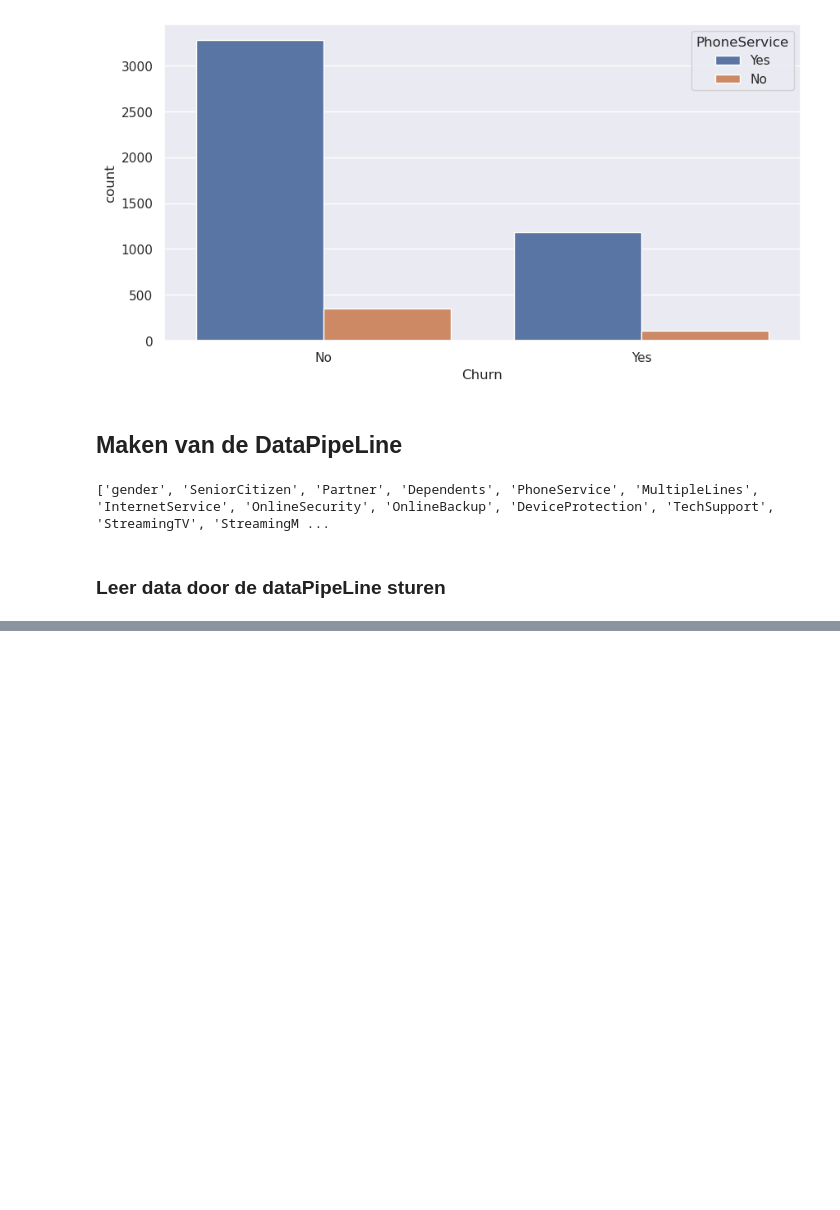
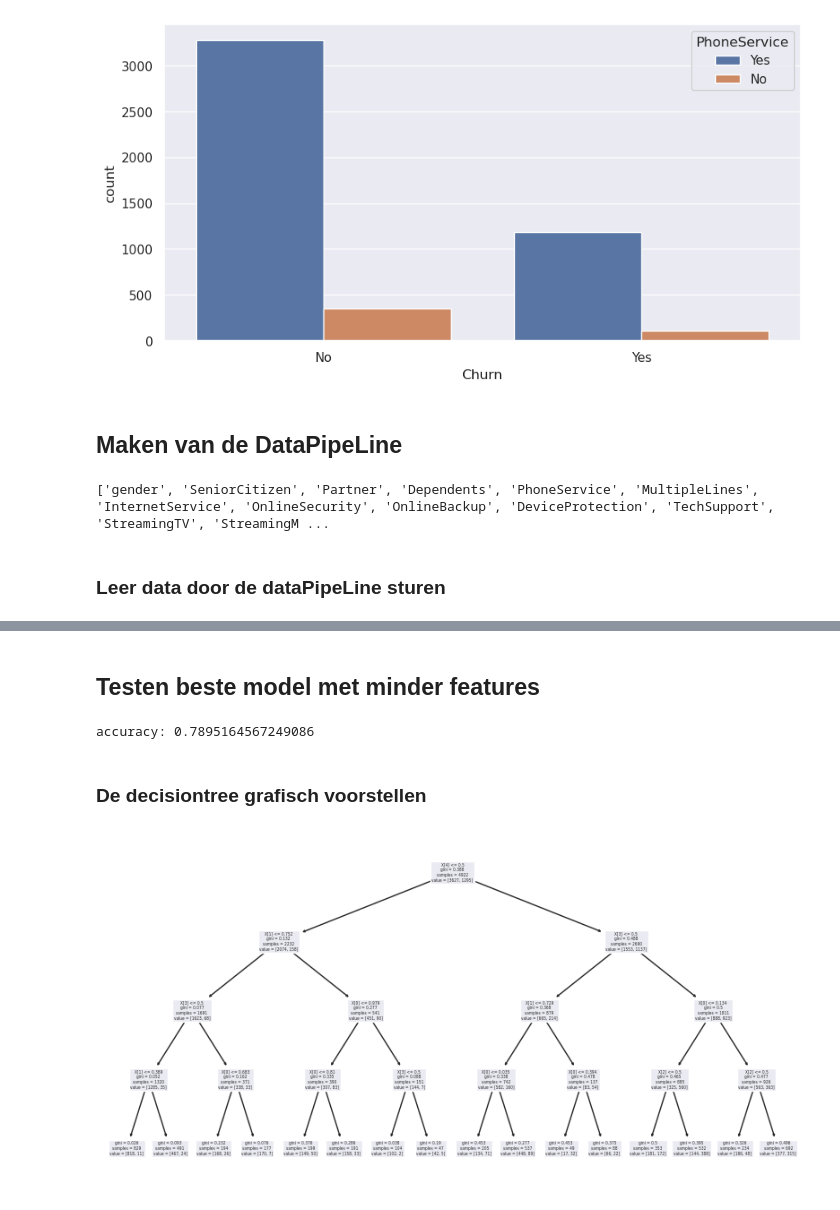
Before and after one commit to effevee/data_analyse_ml_frankv, a Jupyter notebook: ProjectChurn/project_churn.ipynb, the cells around one changed output, grey strips where cells are left out. Drawn from its saved outputs; the diff is of its cells as text; code cells hidden in the pictures; blank space fills up the shorter version.

```diff
--- a/ProjectChurn/project_churn.ipynb
+++ b/ProjectChurn/project_churn.ipynb
@@ -363,10 +371,11 @@ def preprocessData(data,cols_change_0,cols_del,cols_num,cols_cat,target,dataPipe
         for c in cols_change_0:
             data[c] = data[c].replace({'0':np.nan, ' ':np.nan, 0:np.nan})
         # drop alle rijen die NaNs bevatten
-        data.dropna()
+        data = data.dropna()
         # kolommen die overbodig zijn verwijderen
         data.drop(columns=cols_del)
-    except:
+    except Exception as E:
+        print(E)
         print('probleem met droppen van kolommen of niet geldige data.')
     # bepalen target en features
     y = data[target]
@@ -429,0 +443,13 @@ Getransformeerde target:
+# %%
+dtc = DecisionTreeClassifier()  # object aanmaken
+grid = {'max_depth':[4,12,16,24,32,40,64],'min_samples_leaf':[2,4,8,10],'min_samples_split':[2,4,8,10]}
+# max_depth : maximale diepte van de tree
+# min_samples_leaf : minimaal aantal datapunten om nog een node te zijn
+# min_samples_split : minimaal aantal datapunten om een node nog verder uite te splitsen
+random_cv = RandomizedSearchCV(dtc,grid,cv=4,random_state=42)  # maken randomVC object
+random_cv.fit(X,y)  # fitten met verschillende combinaties van hyperparameters
+best = random_cv.best_estimator_  # het best presterende model ophalen
+pred_y = best.predict(X)  # Voorspellen met dit model (nog met leerset)
+print('accuracy:',accuracy_score(y,pred_y))
+# meten van de prestatie van het model mbv accuracy = (#voorspelde yes + #voorspelde no) / #totaal
+print('hyperparameters voor het beste model',random_cv.best_params_)
@@ -429,0 +475,14 @@ Getransformeerde target:
+# %%
+# belangrijkheid features ophalen
+best_features = best.feature_importances_
+# lijst met indexen voor features > 3%
+indexes_best_features = []
+# door lijst best_features lopen
+for i in range(len(best_features)):
+    # feature > 3%
+    if best_features[i]>0.03:
+        # index bewaren
+        indexes_best_features.append(i)
+# enkel kolommen met belangrijkheid feature > 3% behouden
+X_red = X[:,indexes_best_features]
+print(X_red)
@@ -429,0 +497,15 @@ Getransformeerde target:
+# %% [markdown]
+## Testen beste model met minder features
+# %%
+dtc_5f = DecisionTreeClassifier(max_depth=4,min_samples_split=2,min_samples_leaf=4)
+dtc_5f.fit(X_red,y)
+pred_y_red = dtc_5f.predict(X_red)
+print('accuracy:',accuracy_score(y,pred_y_red))
+# %% [output]
+accuracy: 0.7895164567249086
+# %% [markdown]
+### De decisiontree grafisch voorstellen
+# %%
+tree.plot_tree(dtc_5f);
+# %% [output]
+[figure, added]
```
Also changed, not shown: parts of 16 cells of this notebook, 1 other file.
